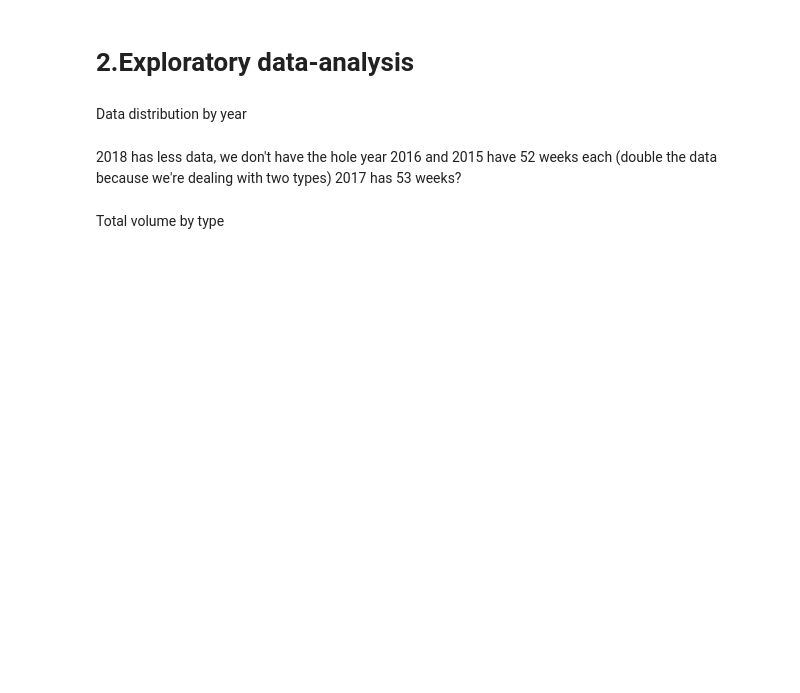
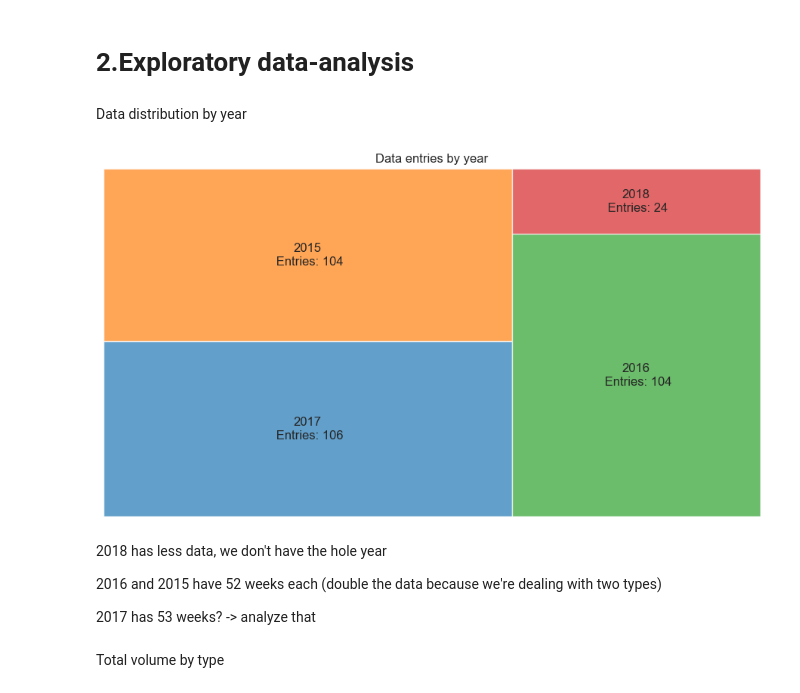
Before and after one commit to marcelomoraiscloser/apple_price, a Jupyter notebook: ApplePricePredictor.ipynb, the cells around one changed output. Saved outputs shown, nothing was run; the diff lists cells and outputs as text; code cells hidden in the pictures; blank space fills up the shorter version.

```diff
--- a/ApplePricePredictor.ipynb
+++ b/ApplePricePredictor.ipynb
@@ -82,27 +80,27 @@ plt.style.use('seaborn-v0_8')
 # %% [markdown]
 Data distribution by year
 # %%
-#import squarify
-#import matplotlib.pyplot as plt
-#
-#year_count = df["year"].value_counts()
-#labels = [f"{year} ({count})" for year, count in zip(year_count.index, year_count.values)]
-#
-## Especifique as cores que você deseja para cada caixa
-#colors = ["#1f77b4", "#ff7f0e", "#2ca02c", "#d62728", "#9467bd", "#8c564b"]
-#
-#plt.figure(figsize=(10, 5))
-#plt.title("Data distribution by Year")
-#
-## Passe as cores personalizadas para a função squarify.plot
-#squarify.plot(sizes=year_count.values, label=labels, alpha=0.7, color=colors)
-#
-#plt.axis('off')  # Remove os eixos
-#plt.show()
+year_count = df["year"].value_counts()
+labels = [f"{year}\n Entries: {count}" for year, count in zip(year_count.index, year_count.values)]
+
+colors = ["#1f77b4", "#ff7f0e", "#2ca02c", "#d62728", "#9467bd", "#8c564b"]
+
+plt.figure(figsize=(10, 5))
+plt.title("Data entries by year")
+
+# Passe as cores personalizadas para a função squarify.plot
+squarify.plot(sizes=year_count.values, label=labels, alpha=0.7, color=colors)
+
+plt.axis('off')  # Remove os eixos
+plt.show()
+# %% [output]
+[figure, added]
 # %% [markdown]
 2018 has less data, we don't have the hole year
+
 2016 and 2015 have 52 weeks each (double the data because we're dealing with two types)
-2017 has 53 weeks?
+
+2017 has 53 weeks? -> analyze that
 # %% [markdown]
 Total volume by type
 # %%
```
Also changed, not shown: parts of 7 cells of this notebook.
